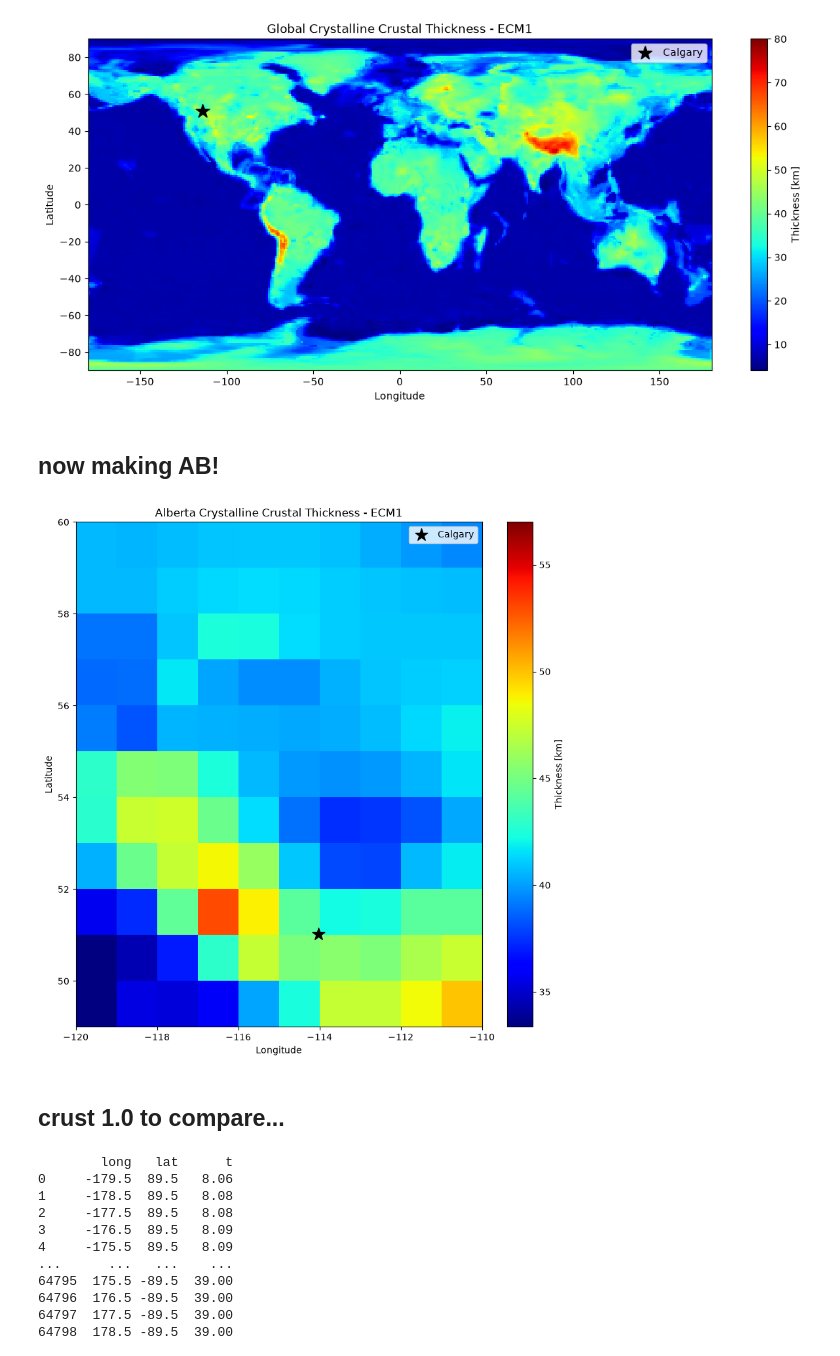
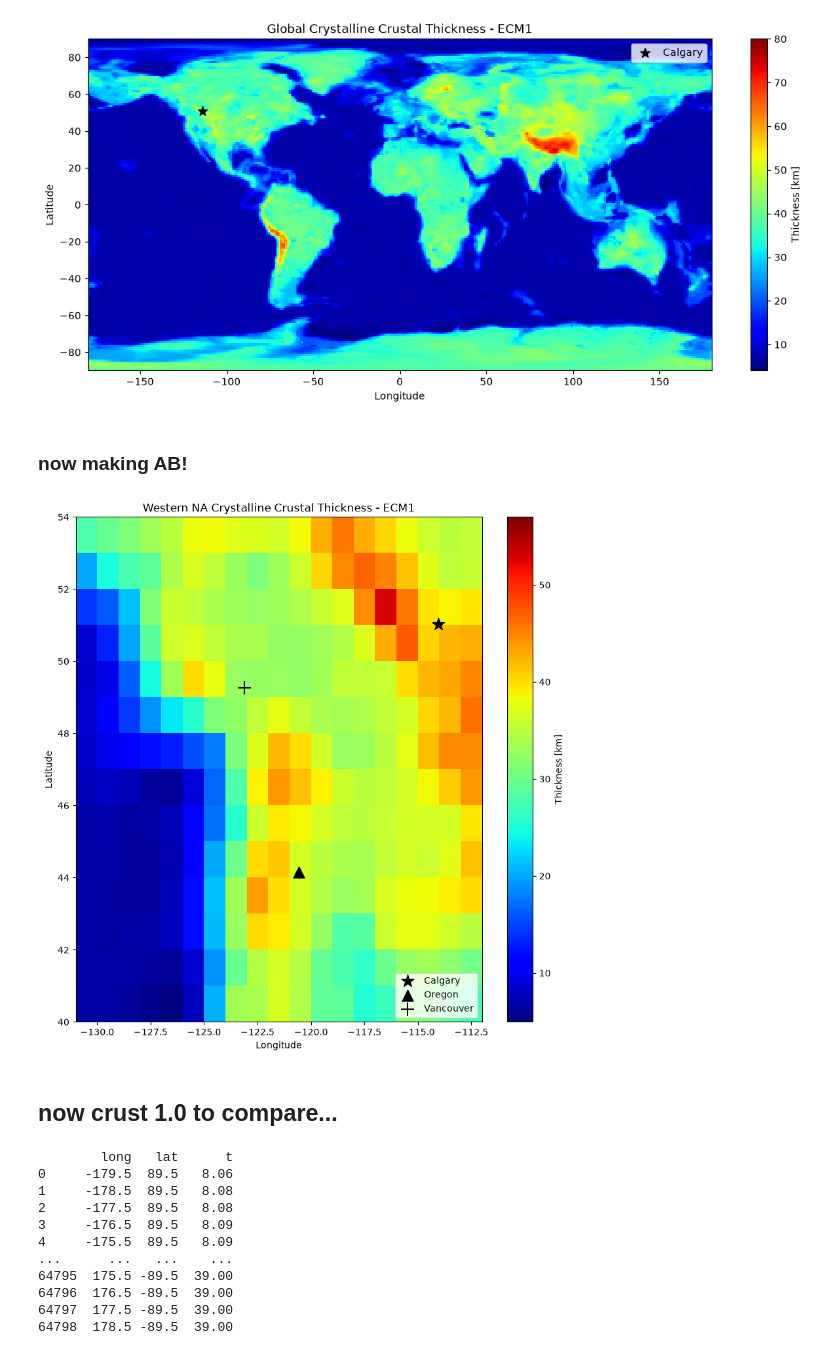
Before and after one commit to sydpas/grav_mag_model, a Jupyter notebook: src/ecm1/TO_3MT_ecm1.ipynb, the cells around one changed output. Cells and saved outputs as stored; diff of their text form; code cells hidden in the pictures.

```diff
--- a/src/ecm1/TO_3MT_ecm1.ipynb
+++ b/src/ecm1/TO_3MT_ecm1.ipynb
@@ -67,33 +71,39 @@ plt.show()
 # %% [output]
 [figure]
 # %% [markdown]
-## now making AB!
+### now making AB!
+# %%
+long_min, long_max = -131, -112
+lat_min, lat_max = 40, 54
 # %%
-d_E_na = d_E[(d_E['long'].between(-120, -110)) & (d_E['lat'].between(49, 60))]
+d_E_na = d_E[(d_E['long'].between(long_min, long_max)) & (d_E['lat'].between(lat_min, lat_max))]
 
-d_E_na_grid_hcc = d_E_na.pivot(index='lat', columns='long', values='hc')
+d_E_na_grid_hcc = d_E_na.pivot(index='lat', columns='long', values='hcc')
 
-lat = d_E_na_grid_hcc.index.values; long = d_E_na_grid_hcc.columns.values; hcc_na = d_E_na_grid_hcc.values
+lat_na_hcc = d_E_na_grid_hcc.index.values; long_na_hcc = d_E_na_grid_hcc.columns.values; hcc_na = d_E_na_grid_hcc.values
 # %%
 fig, ax00 = plt.subplots(figsize=(10, 10))
 
-pcm_hcc_na = ax00.pcolormesh(long, lat, hcc_na, cmap='jet', vmax=57)
-fig.colorbar(pcm_hcc_na, label='Thickness [km]')
+pcm_hcc_na = ax00.pcolormesh(long_na_hcc, lat_na_hcc, hcc_na, cmap='jet', vmax=57)
+fig.colorbar(pcm_hcc_na, ax=ax00, label='Thickness [km]')
 ax00.scatter(-114.03, 51.02, marker='*', color='black', s=200, label='Calgary')
+ax00.scatter(-120.58, 44.15, marker='^', color='black', s=150, label='Oregon')
+ax00.scatter(-123.12, 49.26, marker='+', color='black', s=200, label='Vancouver')
 
+# ax00.set_aspect(1 / np.cos(np.deg2rad((lat_min + lat_max) / 2)))
 
-ax00.set_title('Alberta Crystalline Crustal Thickness - ECM1')
+ax00.set_title('Western NA Crystalline Crustal Thickness - ECM1')
 ax00.set_xlabel('Longitude')
 ax00.set_ylabel('Latitude')
 
-plt.legend()
+plt.legend(loc='lower right')
 
-plt.savefig('..\\..\\figures\\ecm1\\hcc_AB_grid.png', dpi=400, bbox_inches='tight')
+plt.savefig('..\\..\\figures\\ecm1\\hcc_cad_grid.png', dpi=400, bbox_inches='tight')
 plt.show()
 # %% [output]
-[figure, old version]
+[figure, new version]
 # %% [markdown]
-## crust 1.0 to compare...
+## now crust 1.0 to compare...
 # %%
 d_cru = pd.read_csv('..\\..\\data\\crust1.0\\total_crust_thick.csv', header=None, skiprows=0,
                 names=['long', 'lat', 't'])
```
Also changed, not shown: parts of 19 cells of this notebook, 19 other files.
